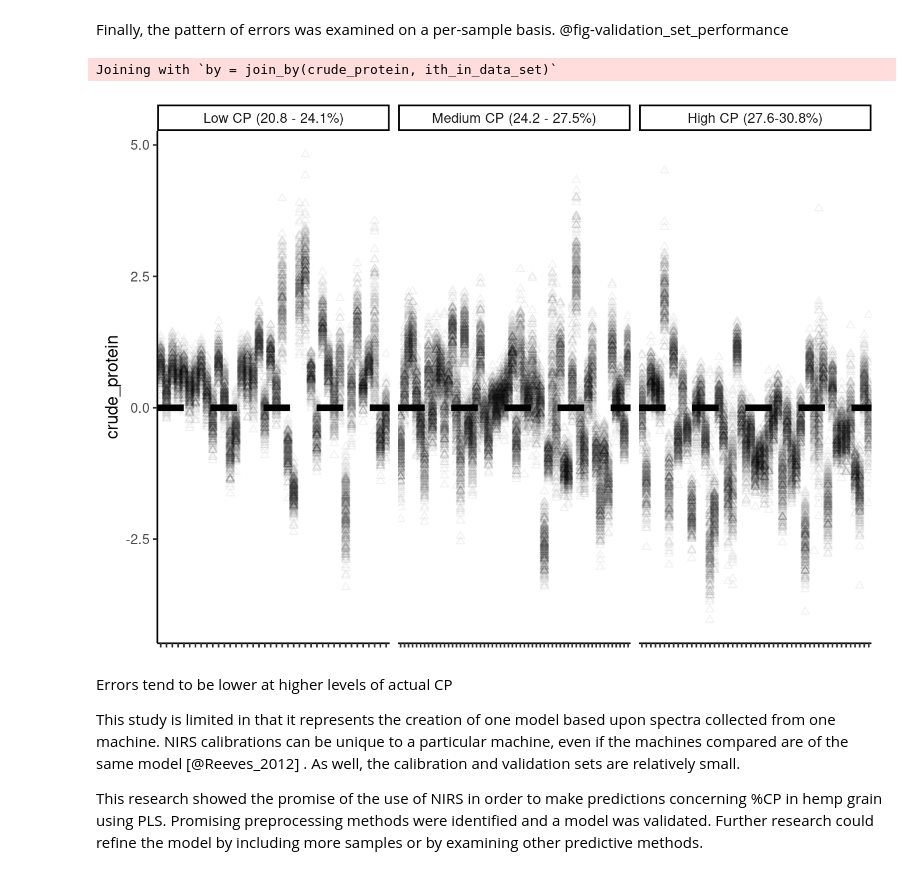
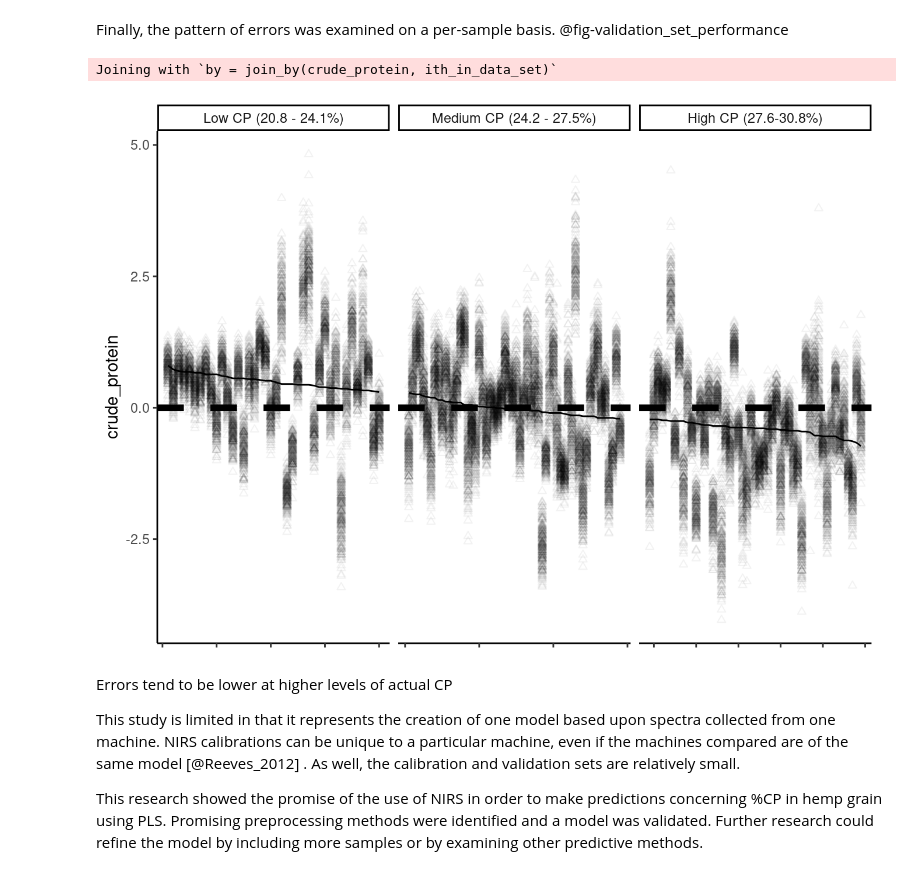
Before and after one commit to rvcrawford/glowing-system, a Jupyter notebook: index.embed.ipynb, the cells around one changed output. Saved outputs shown, nothing was run; the diff lists cells and outputs as text; code cells hidden in the pictures.

```diff
--- a/index.embed.ipynb
+++ b/index.embed.ipynb
@@ -341,7 +341,9 @@ model_final_predictions[,difference := predicted_crude_protein - crude_protein]
 # revised_model_cutpoints
 cutpoints2 <- model_final_predictions |>
   distinct(ith_in_data_set, crude_protein) |>
-  mutate(cutpoints = cut(crude_protein, 3))
+  mutate(cutpoints = cut(crude_protein, 3)) |>
+  arrange(crude_protein) |>
+  mutate(plot_order = 1:n())
 # %%
 data_sum_by_sample <- model_final_predictions[,lapply(.SD, mean), .SDcols = c("crude_protein", "difference"), by = "ith_in_data_set"]
 setorder(data_sum_by_sample, crude_protein)
@@ -378,41 +380,39 @@ Finally, the pattern of errors was examined on a per-sample basis. @fig-validati
 # model_final_predictions |>
 #   left_join(cut_dt) |>
 #   ggplot(aes(fct_reorder(
 #     ith_in_data_set |> as.character(),
 #     crude_protein), crude_protein))+
 #   geom_point(aes(fct_reorder(
 #     ith_in_data_set |> as.character(),
 #     crude_protein), difference), alpha = 0.05, shape = 2) +
 #     geom_hline(yintercept = 0, linewidth = 2, lty = 2)+
 #   facet_wrap( ~cutpoints, scales = "free_x",
 #           labeller = as_labeller(c("(20.8,24.1]" = "Low (20.8 - 24.1)",
 #                                    "(24.1,27.5]"= "Medium (24.2 - 27.5)",
 #                                    "(27.5,30.8]" ="High (27.6-30.8)"))) +
 #     theme_classic()+
 #   theme(
 #     axis.title.x = element_blank(),
 #     axis.text.x = element_blank())
-
+# make a new model final cr
 model_final_predictions |>
   left_join(cutpoints2) |>
-  ggplot(aes(fct_reorder(
-    ith_in_data_set |> as.character(),
-    crude_protein), crude_protein))+
-  geom_point(aes(fct_reorder(
-    ith_in_data_set |> as.character(),
-    crude_protein), difference), alpha = 0.05, shape = 2) +
+  arrange(plot_order) |>
+  ggplot(aes(plot_order, crude_protein))+
+  geom_point(aes(plot_order, difference), alpha = 0.05, shape = 2) +
   geom_hline(yintercept = 0, linewidth = 2, lty = 2) +
+  geom_line(data = ds_cutpoints, aes(plot_order, preds))+
   facet_wrap( ~cutpoints, scales = "free_x",
               labeller = as_labeller(c("(20.8,24.1]" = "Low CP (20.8 - 24.1%)",
                                        "(24.1,27.5]"= "Medium CP (24.2 - 27.5%)",
                                        "(27.5,30.8]" ="High CP (27.6-30.8%)"))) +
   theme_classic()+
   theme(
     axis.title.x = element_blank(),
     axis.text.x = element_blank())
 # %% [output]
 Joining with `by = join_by(crude_protein, ith_in_data_set)`
-[figure, old version]
+[figure, new version]
 # %% [markdown]
 Errors tend to be lower at higher levels of actual CP
 
```
Also changed, not shown: parts of 1 cell of this notebook, 18 other files.
